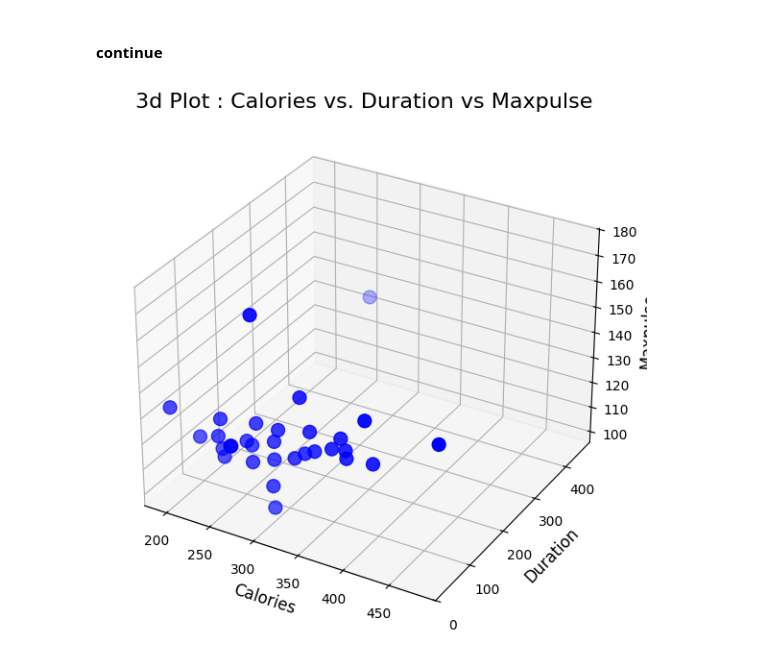
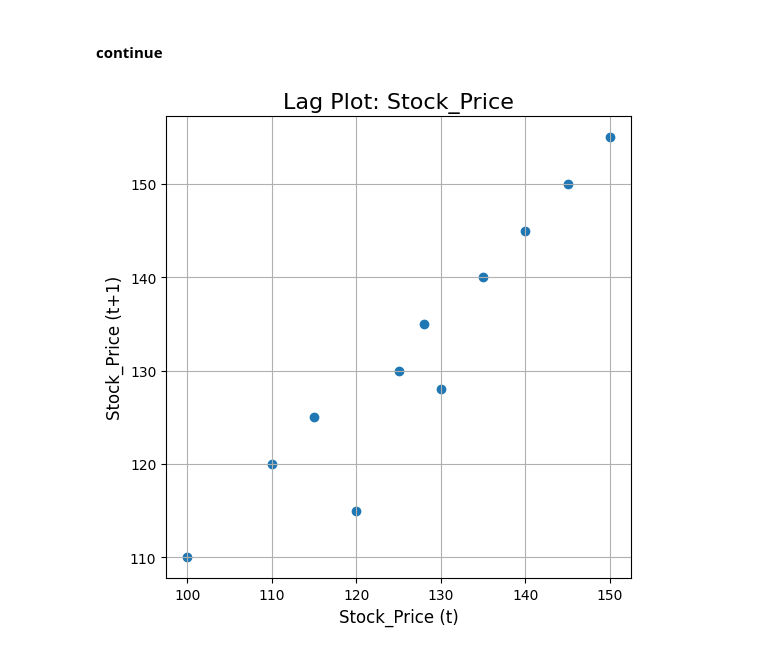
Before and after one commit to Mubashirr101/The_Automator, a Jupyter notebook: backend/test prototyping/TA_Prototype1.ipynb, the cells around one changed output. Saved outputs shown, nothing was run; the diff lists cells and outputs as text; code cells hidden in the pictures.

Commit message:
time series data viz test funcs

```diff
--- a/backend/test prototyping/TA_Prototype1.ipynb
+++ b/backend/test prototyping/TA_Prototype1.ipynb
@@ -752,8 +779,30 @@ print(freq_450_500)
 1
 # %% [markdown]
 #### continue
-# %%
-viz = vizualize()
-viz.plots_3d(df_imputed['Calories'],df_imputed['Duration'],df_imputed['Maxpulse'])
-# %% [output]
-[figure, removed]
+# %%
+# custom sample for time series
+dates = pd.date_range(start="2023-01-01", periods=12, freq="M")
+data = {
+    "Date": dates,
+    "Stock_Price": [100, 110, 120, 115, 125, 130, 128, 135, 140, 145, 150, 155],
+    "Cumulative_Sales": [50, 100, 150, 200, 270, 340, 420, 500, 600, 700, 820, 940],
+    "Website_Traffic": np.random.randint(200, 500, size=(12,)),
+}
+df = pd.DataFrame(data)
+df["Month"] = df["Date"].dt.strftime("%B")
+df["Day"] = df["Date"].dt.day
+
+
+# data for timeseries heatmap
+traffic_data = pd.DataFrame(
+    {
+        "Day": np.tile(range(1, 8), 24),
+        "Hour": np.repeat(range(1, 25), 7),
+        "Website_Traffic": np.random.randint(200, 500, size=7*24),
+    }
+)
+# %%
+viz = vizualize()
+viz.lag_plots(df['Stock_Price'])
+# %% [output]
+[figure, added]
```
Also changed, not shown: parts of 1 cell of this notebook.
